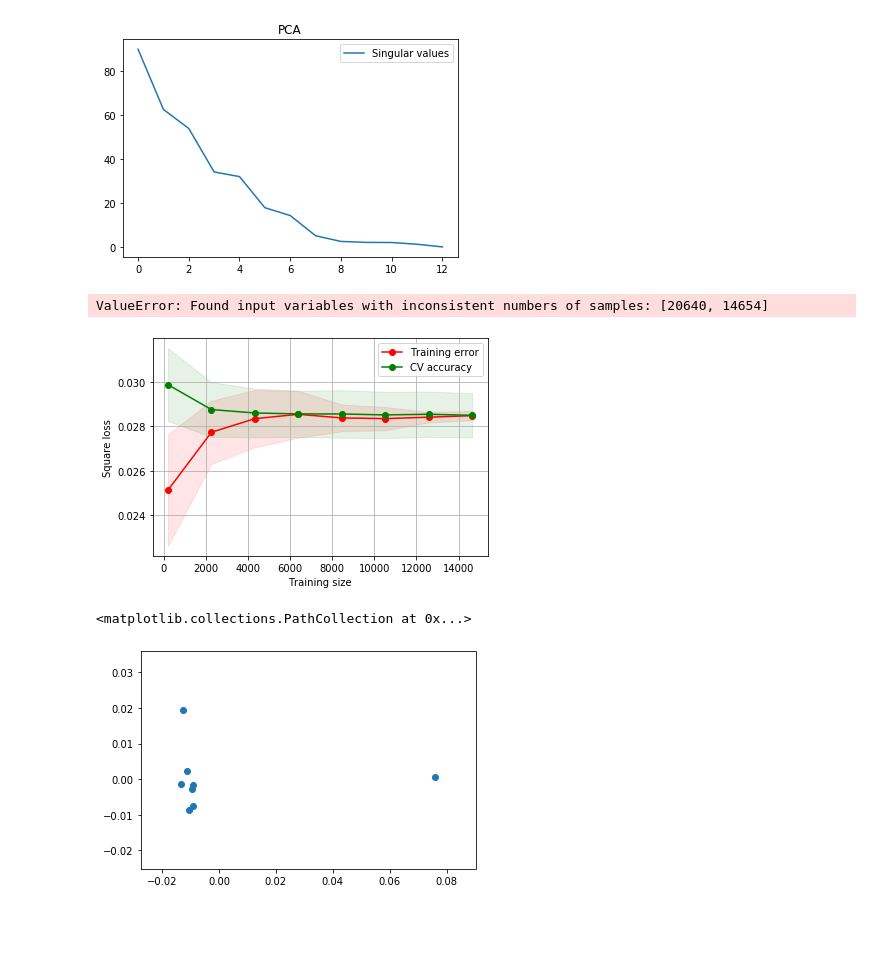
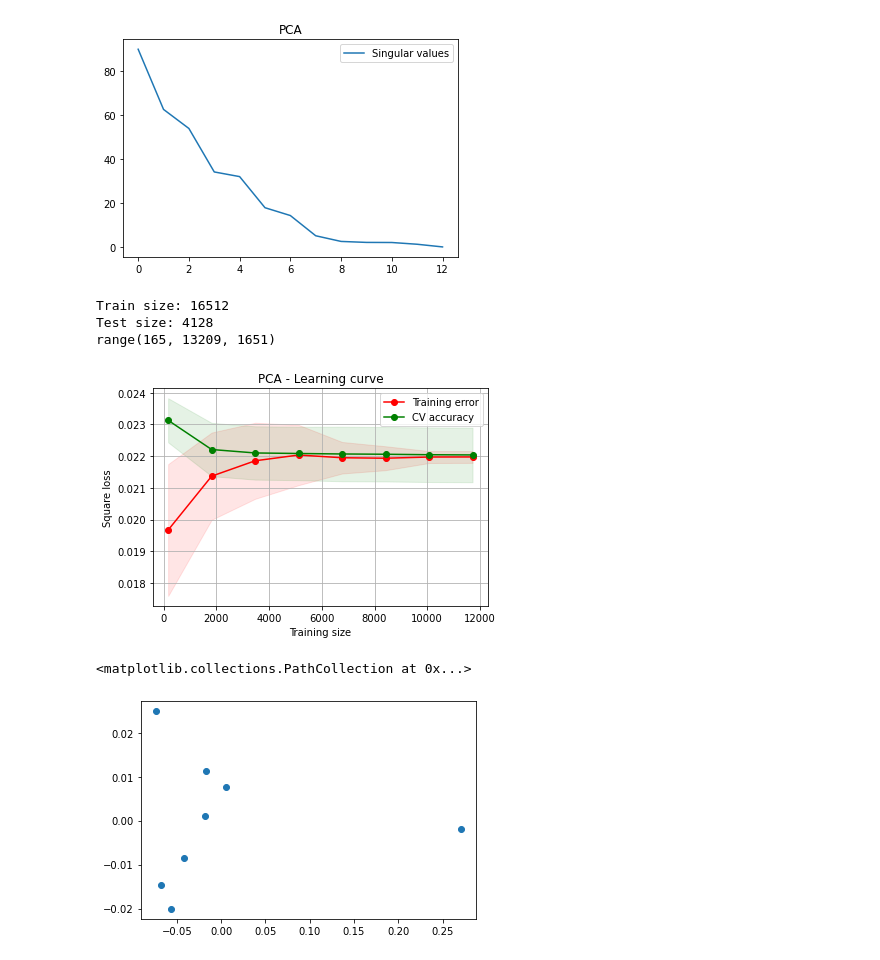
Before and after one commit to mikymaione/HousingPrices, a Jupyter notebook: SourceCode/HousingPrices/Solo PCA.ipynb, the cells around one changed output. Cells and saved outputs as stored; diff of their text form; code cells hidden in the pictures; blank space fills up the shorter version.

```diff
--- a/SourceCode/HousingPrices/Solo PCA.ipynb
+++ b/SourceCode/HousingPrices/Solo PCA.ipynb
@@ -167,7 +168,7 @@ print(sizes)
 # %% [output]
 range(165, 13209, 1651)
 # %%
-learner = Cholesky()
+learner = Cholesky(1e-05)
 #learner = Ridge(1e-05, fit_intercept=True, normalize=True, solver='cholesky')
 #learner = LinearRegression(fit_intercept=True, normalize=True, n_jobs=-1)
 # %%
@@ -235,34 +236,50 @@ plt.show()
 # %% [output]
 [figure]
 # %%
-pca = decomposition.PCA(n_components=7)
+pca = decomposition.PCA(n_components=8)
 pca.fit(X)
 X_pca = pca.transform(X)
+# %%
+x_train, x_test, y_train, y_test = train_test_split(X_pca, y, train_size=0.8, shuffle=True, random_state=1986)
+
+print('Train size:', x_train.shape[0])
+print('Test size:', x_test.shape[0])
+
+min_ts = int(x_train.shape[0] * 0.01)
+max_ts = int(x_train.shape[0] * 0.8)
+step_ts = int(x_train.shape[0] * 0.1)
+sizes = range(min_ts, max_ts, step_ts)
+
+print(sizes)
+# %% [output]
+Train size: 16512
+Test size: 4128
+range(165, 13209, 1651)
 # %%
-train_size, train_score, val_score = learning_curve(learner, X_pca, y_train, train_sizes=sizes, cv=5, scoring=scoring, shuffle = True, random_state=1986, n_jobs=-1)
+train_size, train_score, val_score = learning_curve(learner, x_train, y_train, train_sizes=sizes, cv=5, scoring=scoring, shuffle = True, random_state=1986, n_jobs=-1)
-# %% [output]
-ValueError: Found input variables with inconsistent numbers of samples: [20640, 14654]
 # %%
 train_score_mean = -numpy.mean(train_score, axis=1)
 train_score_std = numpy.std(train_score, axis=1)
 val_score_mean = -numpy.mean(val_score, axis=1)
 val_score_std = numpy.std(val_score, axis=1)
+
 plt.grid()
+plt.title('PCA - Learning curve')
 plt.fill_between(sizes, train_score_mean - train_score_std,
                  train_score_mean + train_score_std, alpha=0.1,
                  color="r")
 plt.fill_between(sizes, val_score_mean - val_score_std,
                  val_score_mean + val_score_std, alpha=0.1, color="g")
 plt.plot(sizes, train_score_mean, 'o-', color="r",
          label="Training error")
 plt.plot(sizes, val_score_mean, 'o-', color="g",
          label="CV accuracy")
 plt.legend()
 plt.xlabel('Training size')
 plt.ylabel('Square loss')
 plt.show()
 # %% [output]
-[figure, old version]
+[figure, new version]
 # %%
 coef_list = []
 
@@ -283,4 +300,4 @@ fig, ax = plt.subplots()
 plt.scatter(coef_pca[:,0], coef_pca[:,1])
 # %% [output]
 <matplotlib.collections.PathCollection at 0x...>
-[figure, old version]
+[figure, new version]
```
Also changed, not shown: parts of 4 cells of this notebook.
